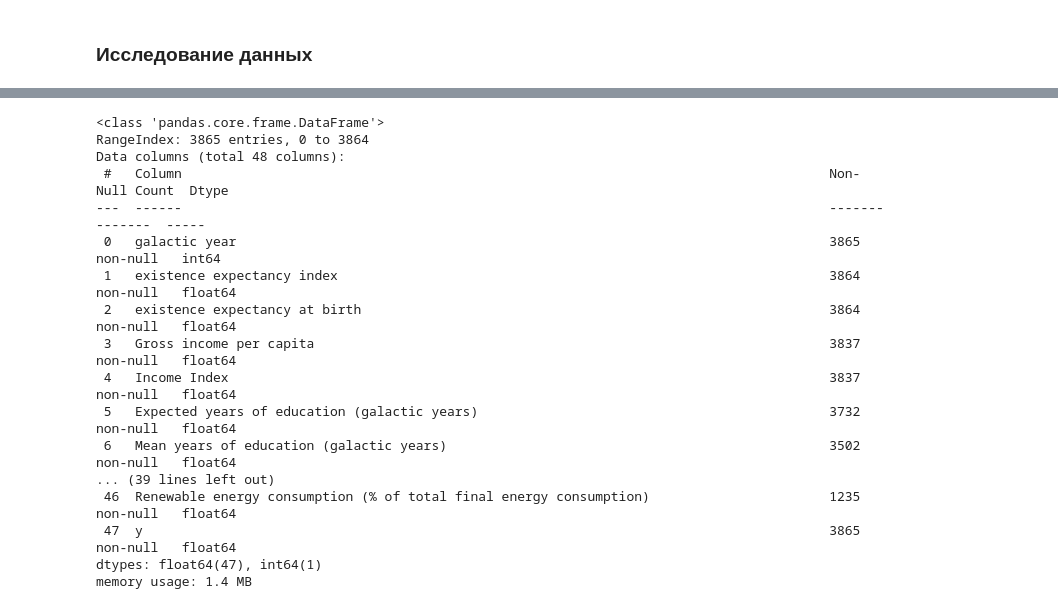
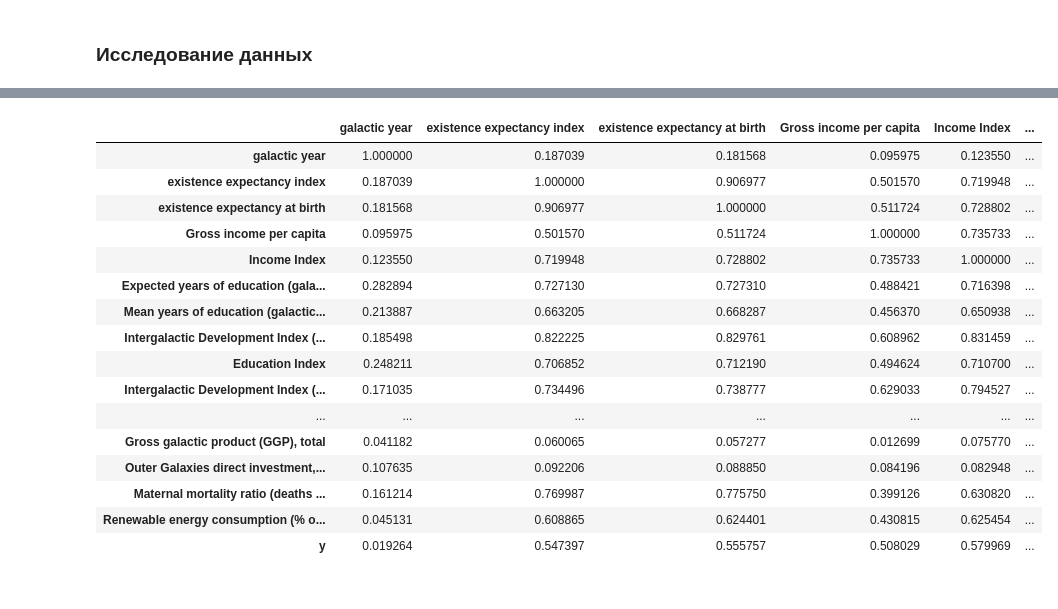
Before and after one commit to alexxten/prohack, a Jupyter notebook: Prohack.ipynb, the cells around one changed output, grey strips where cells are left out. Drawn from its saved outputs; the diff is of its cells as text; code cells hidden in the pictures.

```diff
--- a/Prohack.ipynb
+++ b/Prohack.ipynb
@@ -70,23 +37,30 @@ memory usage: 2.4+ MB
-# %%
-df = data.dropna(axis=1, thresh=0.3*data.count().max())
-df = df.iloc[:,df.columns != 'galaxy']
-df.info()
-# %% [output]
-<class 'pandas.core.frame.DataFrame'>
-RangeIndex: 3865 entries, 0 to 3864
-Data columns (total 48 columns):
- #   Column                                                                                   Non-Null Count  Dtype
----  ------                                                                                   --------------  -----
- 0   galactic year                                                                            3865 non-null   int64
- 1   existence expectancy index                                                               3864 non-null   float64
- 2   existence expectancy at birth                                                            3864 non-null   float64
- 3   Gross income per capita                                                                  3837 non-null   float64
- 4   Income Index                                                                             3837 non-null   float64
- 5   Expected years of education (galactic years)                                             3732 non-null   float64
- 6   Mean years of education (galactic years)                                                 3502 non-null   float64
-... (39 lines left out)
- 46  Renewable energy consumption (% of total final energy consumption)                       1235 non-null   float64
- 47  y                                                                                        3865 non-null   float64
-dtypes: float64(47), int64(1)
-memory usage: 1.4 MB
+# %%
+#needed_col = list(data.columns)
+#needed_col.remove('galaxy')
+df = data.dropna(axis=1, thresh=0.3*data.count().max())
+df = df.drop('galaxy', axis=1)
+#df = df.loc[:,needed_col]
+#df = df.drop(['galaxy', 'existence expectancy index', 'Life expectancy at birth, female (galactic years)',
+#              'Mortality rate, under-five (per 1,000 live births)','Intergalactic Development Index (IDI)',
+#             'Mortality rate, infant (per 1,000 live births)', 'Life expectancy at birth, male (galactic years)',
+#             'Mortality rate, female grown up (per 1,000 people)', 'Mortality rate, male grown up (per 1,000 people)'], axis=1)
+(abs(df.iloc[:,:].corr()))
+# %% [output]
+|  | galactic year | existence expectancy index | existence expectancy at birth | Gross income per capita | Income Index | ... |
+| galactic year | 1.000000 | 0.187039 | 0.181568 | 0.095975 | 0.123550 | ... |
+| existence expectancy index | 0.187039 | 1.000000 | 0.906977 | 0.501570 | 0.719948 | ... |
+| existence expectancy at birth | 0.181568 | 0.906977 | 1.000000 | 0.511724 | 0.728802 | ... |
+| Gross income per capita | 0.095975 | 0.501570 | 0.511724 | 1.000000 | 0.735733 | ... |
+| Income Index | 0.123550 | 0.719948 | 0.728802 | 0.735733 | 1.000000 | ... |
+| Expected years of education (gala... | 0.282894 | 0.727130 | 0.727310 | 0.488421 | 0.716398 | ... |
+| Mean years of education (galactic... | 0.213887 | 0.663205 | 0.668287 | 0.456370 | 0.650938 | ... |
+| Intergalactic Development Index (... | 0.185498 | 0.822225 | 0.829761 | 0.608962 | 0.831459 | ... |
+| Education Index | 0.248211 | 0.706852 | 0.712190 | 0.494624 | 0.710700 | ... |
+| Intergalactic Development Index (... | 0.171035 | 0.734496 | 0.738777 | 0.629033 | 0.794527 | ... |
+| ... | ... | ... | ... | ... | ... | ... |
+| Gross galactic product (GGP), total | 0.041182 | 0.060065 | 0.057277 | 0.012699 | 0.075770 | ... |
+| Outer Galaxies direct investment,... | 0.107635 | 0.092206 | 0.088850 | 0.084196 | 0.082948 | ... |
+| Maternal mortality ratio (deaths ... | 0.161214 | 0.769987 | 0.775750 | 0.399126 | 0.630820 | ... |
+| Renewable energy consumption (% o... | 0.045131 | 0.608865 | 0.624401 | 0.430815 | 0.625454 | ... |
+| y | 0.019264 | 0.547397 | 0.555757 | 0.508029 | 0.579969 | ... |
 # %%
```
Also changed, not shown: parts of 25 cells of this notebook, 1 other file.
